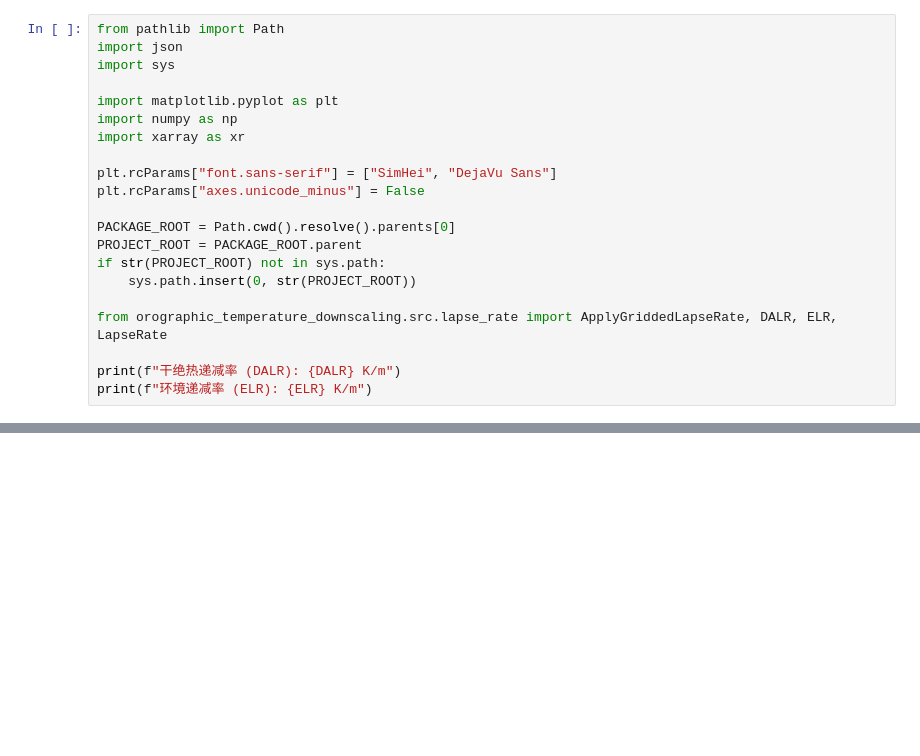
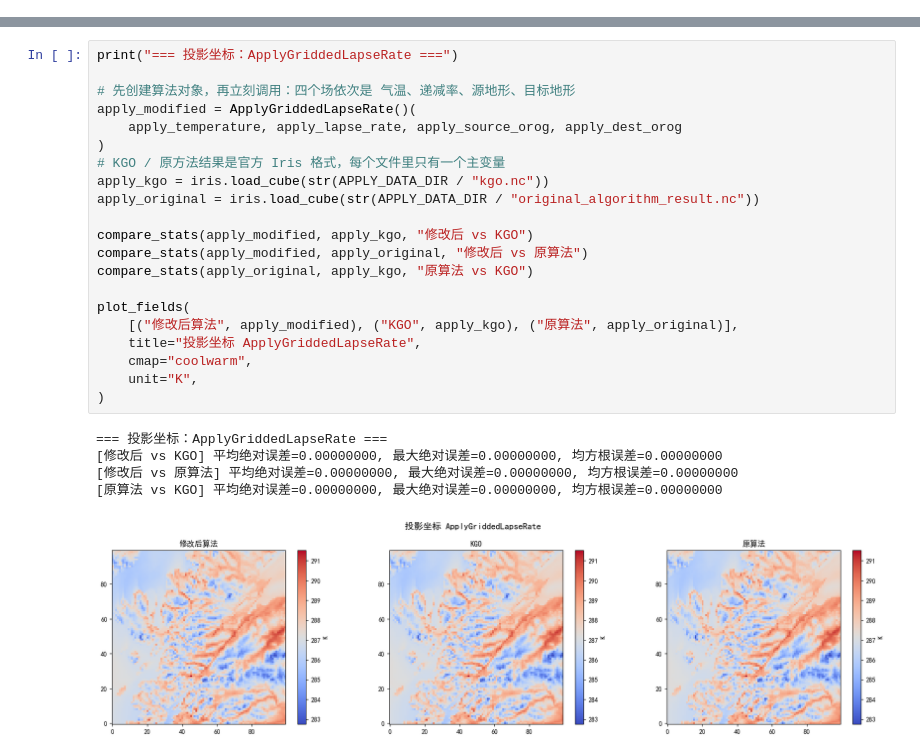
Before and after one commit to guoyunqian/NIMM_pip_repos, a Jupyter notebook: 00temp/orographic_temperature_downscaling/nbs/lapse_rate.ipynb, the cells around one changed output, grey strips where cells are left out. Cells and saved outputs as stored; diff of their text form; blank space fills up the shorter version.

```diff
--- a/00temp/orographic_temperature_downscaling/nbs/lapse_rate.ipynb
+++ b/00temp/orographic_temperature_downscaling/nbs/lapse_rate.ipynb
@@ -15,21 +0,0 @@
-# %%
-from pathlib import Path
-import json
-import sys
-
-import matplotlib.pyplot as plt
-import numpy as np
-import xarray as xr
-
-plt.rcParams["font.sans-serif"] = ["SimHei", "DejaVu Sans"]
-plt.rcParams["axes.unicode_minus"] = False
-
-PACKAGE_ROOT = Path.cwd().resolve().parents[0]
-PROJECT_ROOT = PACKAGE_ROOT.parent
-if str(PROJECT_ROOT) not in sys.path:
-    sys.path.insert(0, str(PROJECT_ROOT))
-
-from orographic_temperature_downscaling.src.lapse_rate import ApplyGriddedLapseRate, DALR, ELR, LapseRate
-
-print(f"干绝热递减率 (DALR): {DALR} K/m")
-print(f"环境递减率 (ELR): {ELR} K/m")
@@ -585,0 +271,27 @@ plot_compare_triplet(
+# %%
+print("=== 投影坐标：ApplyGriddedLapseRate ===")
+
+# 先创建算法对象，再立刻调用：四个场依次是 气温、递减率、源地形、目标地形
+apply_modified = ApplyGriddedLapseRate()(
+    apply_temperature, apply_lapse_rate, apply_source_orog, apply_dest_orog
+)
+# KGO / 原方法结果是官方 Iris 格式，每个文件里只有一个主变量
+apply_kgo = iris.load_cube(str(APPLY_DATA_DIR / "kgo.nc"))
+apply_original = iris.load_cube(str(APPLY_DATA_DIR / "original_algorithm_result.nc"))
+
+compare_stats(apply_modified, apply_kgo, "修改后 vs KGO")
+compare_stats(apply_modified, apply_original, "修改后 vs 原算法")
+compare_stats(apply_original, apply_kgo, "原算法 vs KGO")
+
+plot_fields(
+    [("修改后算法", apply_modified), ("KGO", apply_kgo), ("原算法", apply_original)],
+    title="投影坐标 ApplyGriddedLapseRate",
+    cmap="coolwarm",
+    unit="K",
+)
+# %% [output]
+=== 投影坐标：ApplyGriddedLapseRate ===
+[修改后 vs KGO] 平均绝对误差=0.00000000, 最大绝对误差=0.00000000, 均方根误差=0.00000000
+[修改后 vs 原算法] 平均绝对误差=0.00000000, 最大绝对误差=0.00000000, 均方根误差=0.00000000
+[原算法 vs KGO] 平均绝对误差=0.00000000, 最大绝对误差=0.00000000, 均方根误差=0.00000000
+[figure, added]
```
Also changed, not shown: parts of 44 cells of this notebook, 15 other files.
